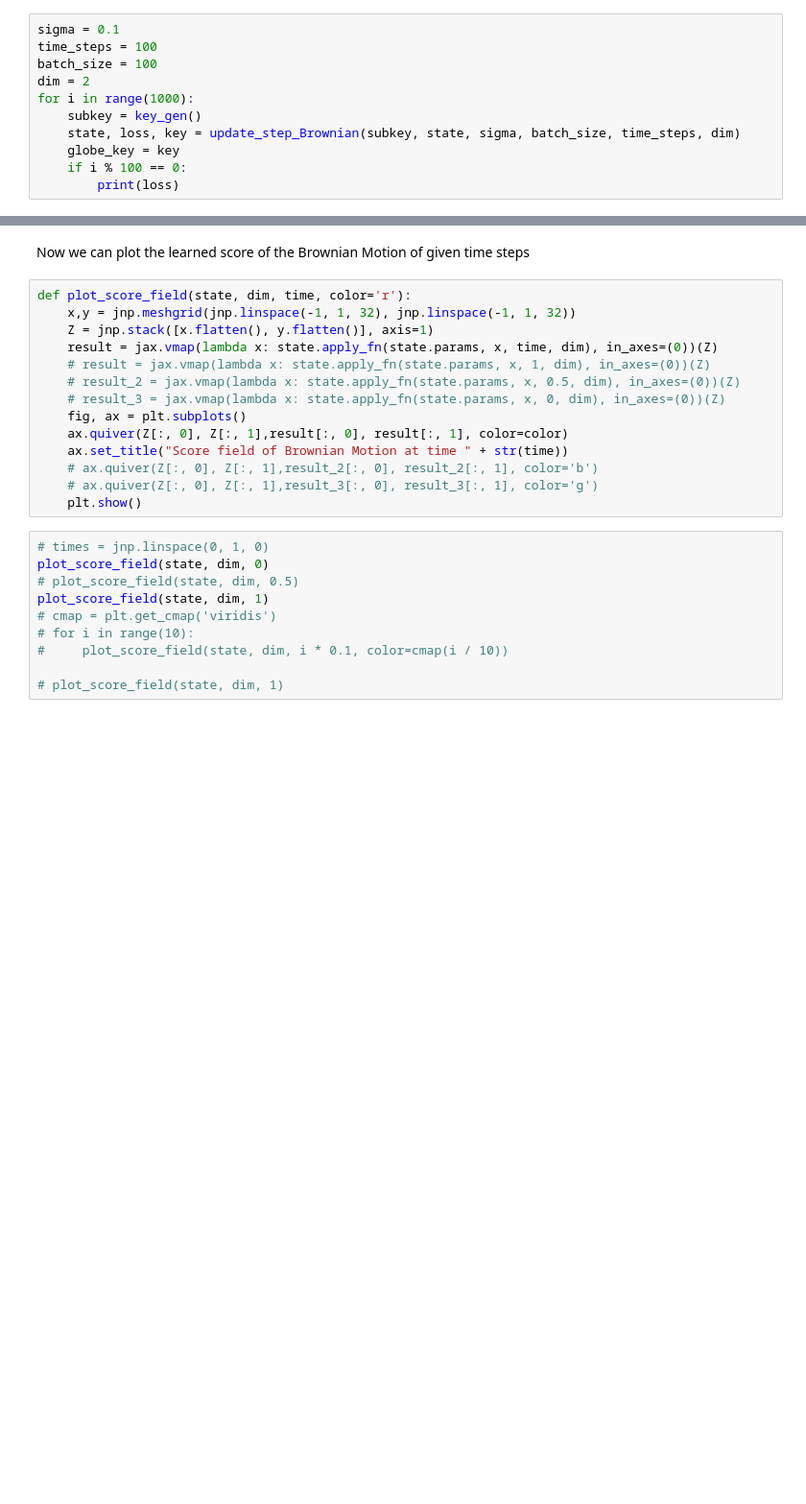
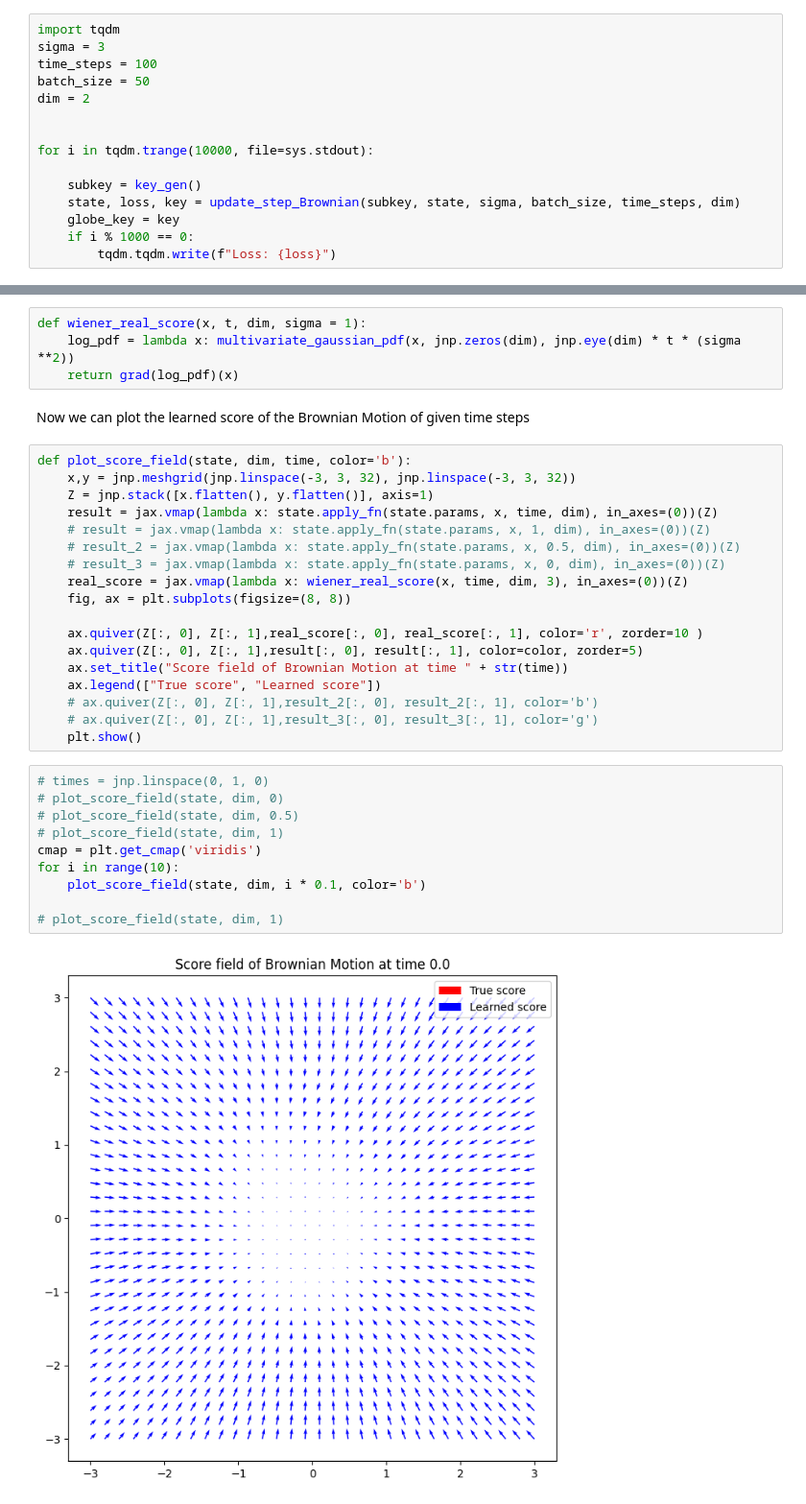
Before and after one commit to MateosCz/DSM_learning_notebook, a Jupyter notebook: Dsm_Notebook.ipynb, the cells around one changed output, grey strips where cells are left out. Shown at 96% size. Drawn from its saved outputs; the diff is of its cells as text; blank space fills up the shorter version.

Commit message:
Simulate the Wiener Process and learn the score for Wiener Process

```diff
--- a/Dsm_Notebook.ipynb
+++ b/Dsm_Notebook.ipynb
@@ -845,14 +820,18 @@ def update_step_Brownian(key, state, sigma, batch_size, time_steps, dim):
 # %% [markdown]
 Given the training data, we can use the model to learn the score of the Brownian Motion
 # %%
-sigma = 0.1
+import tqdm
+sigma = 3
 time_steps = 100
-batch_size = 100
+batch_size = 50
 dim = 2
-for i in range(1000):
+
+
+for i in tqdm.trange(10000, file=sys.stdout):
+
     subkey = key_gen()
     state, loss, key = update_step_Brownian(subkey, state, sigma, batch_size, time_steps, dim)
     globe_key = key
-    if i % 100 == 0:
-        print(loss)
+    if i % 1000 == 0:
+        tqdm.tqdm.write(f"Loss: {loss}")
 # %% [output]
@@ -876,26 +848,36 @@ Traced<ShapedArray(float32[2])>with<BatchTrace(level=5/0)> with
+# %%
+def wiener_real_score(x, t, dim, sigma = 1):
+    log_pdf = lambda x: multivariate_gaussian_pdf(x, jnp.zeros(dim), jnp.eye(dim) * t * (sigma **2))
+    return grad(log_pdf)(x)
 # %% [markdown]
 Now we can plot the learned score of the Brownian Motion of given time steps
 # %%
-def plot_score_field(state, dim, time, color='r'):
-    x,y = jnp.meshgrid(jnp.linspace(-1, 1, 32), jnp.linspace(-1, 1, 32))
+def plot_score_field(state, dim, time, color='b'):
+    x,y = jnp.meshgrid(jnp.linspace(-3, 3, 32), jnp.linspace(-3, 3, 32))
     Z = jnp.stack([x.flatten(), y.flatten()], axis=1)
     result = jax.vmap(lambda x: state.apply_fn(state.params, x, time, dim), in_axes=(0))(Z)
     # result = jax.vmap(lambda x: state.apply_fn(state.params, x, 1, dim), in_axes=(0))(Z)
     # result_2 = jax.vmap(lambda x: state.apply_fn(state.params, x, 0.5, dim), in_axes=(0))(Z)
     # result_3 = jax.vmap(lambda x: state.apply_fn(state.params, x, 0, dim), in_axes=(0))(Z)
-    fig, ax = plt.subplots()
-    ax.quiver(Z[:, 0], Z[:, 1],result[:, 0], result[:, 1], color=color)
+    real_score = jax.vmap(lambda x: wiener_real_score(x, time, dim, 3), in_axes=(0))(Z)
+    fig, ax = plt.subplots(figsize=(8, 8))
+
+    ax.quiver(Z[:, 0], Z[:, 1],real_score[:, 0], real_score[:, 1], color='r', zorder=10 )
+    ax.quiver(Z[:, 0], Z[:, 1],result[:, 0], result[:, 1], color=color, zorder=5)
     ax.set_title("Score field of Brownian Motion at time " + str(time))
+    ax.legend(["True score", "Learned score"])
     # ax.quiver(Z[:, 0], Z[:, 1],result_2[:, 0], result_2[:, 1], color='b')
     # ax.quiver(Z[:, 0], Z[:, 1],result_3[:, 0], result_3[:, 1], color='g')
     plt.show()
 # %%
 # times = jnp.linspace(0, 1, 0)
-plot_score_field(state, dim, 0)
+# plot_score_field(state, dim, 0)
 # plot_score_field(state, dim, 0.5)
-plot_score_field(state, dim, 1)
-# cmap = plt.get_cmap('viridis')
-# for i in range(10):
-#     plot_score_field(state, dim, i * 0.1, color=cmap(i / 10))
+# plot_score_field(state, dim, 1)
+cmap = plt.get_cmap('viridis')
+for i in range(10):
+    plot_score_field(state, dim, i * 0.1, color='b')
 
 # plot_score_field(state, dim, 1)
+# %% [output]
+[figure, added]
```
Also changed, not shown: parts of 23 cells of this notebook.
